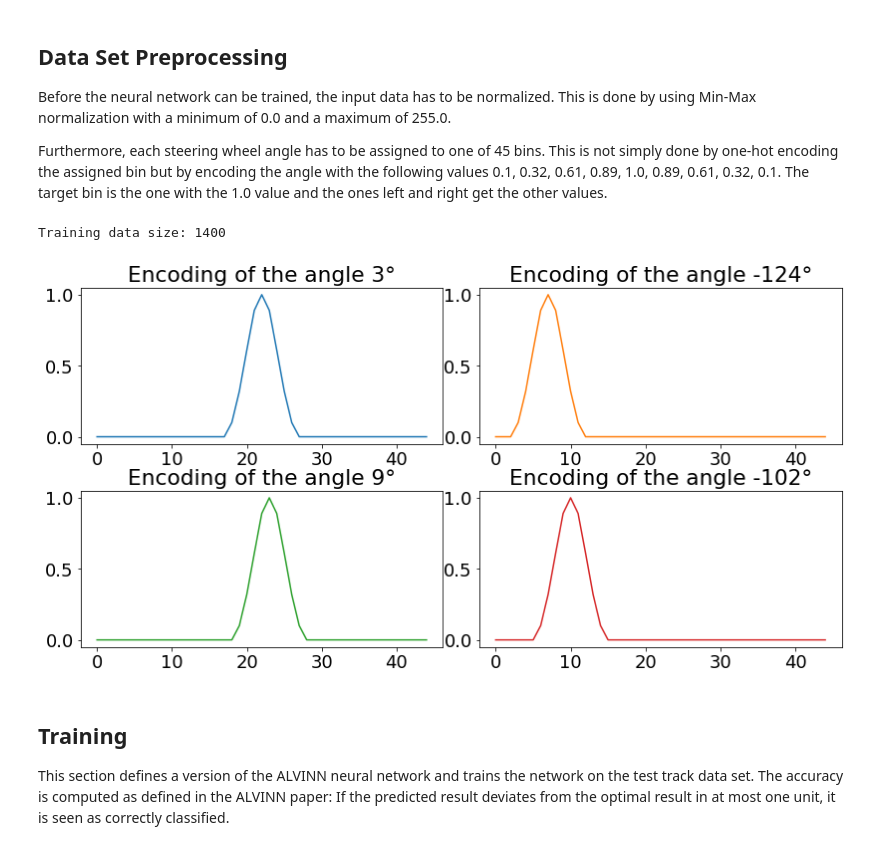
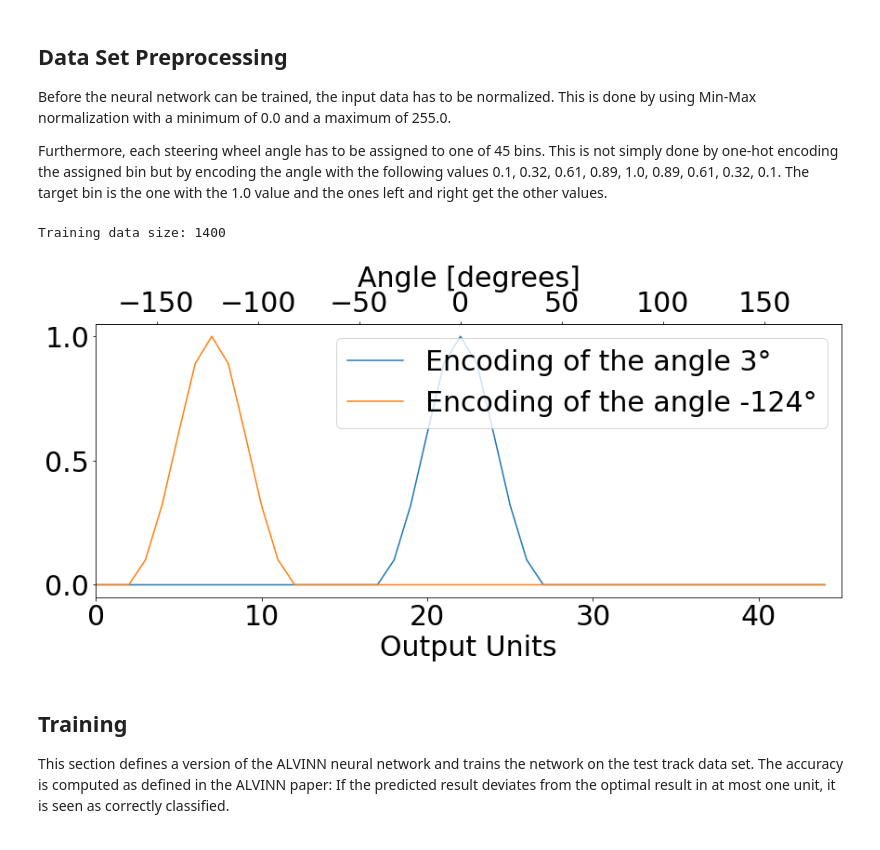
Before and after one commit to fabian-hk/Imitation-Learning, a Jupyter notebook: AVLINN.ipynb, the cells around one changed output. Cells and saved outputs as stored; diff of their text form; code cells hidden in the pictures.

```diff
--- a/AVLINN.ipynb
+++ b/AVLINN.ipynb
@@ -124,43 +125,50 @@ get the other values.
 # %%
 # data preprocessing
 from sklearn.utils import shuffle
 
 import utils
 
 # normalize the images
 X_normalized = X / 255.0
 
 # encode the angles
 y_encoded = utils.encode_angle(y, output_bins=45)
 
 # visualize encoding
-fig, axs = plt.subplots(2, 2, figsize=(12,6))
-fig.tight_layout()
-fig.subplots_adjust(hspace=.3, wspace=.1)
-axs[0, 0].plot(y_encoded[0])
-axs[0, 0].set_title(f"Encoding of the angle {round(y[0])}°")
-axs[0, 1].plot(y_encoded[300], 'tab:orange')
-axs[0, 1].set_title(f"Encoding of the angle {round(y[300])}°")
-axs[1, 0].plot(y_encoded[50], 'tab:green')
-axs[1, 0].set_title(f"Encoding of the angle {round(y[50])}°")
-axs[1, 1].plot(y_encoded[1000], 'tab:red')
-axs[1, 1].set_title(f"Encoding of the angle {round(y[1000])}°")
+def bins(x):
+    return x
+
+def degree(x):
+    degree_per_bin = 180.0 / np.floor(45 / 2.0)
+    middle_bin = int(np.floor(45 / 2.0))
+    return (x - middle_bin) * degree_per_bin
+
+fig, ax = plt.subplots(constrained_layout=True, figsize=(12,6))
+ax.set_xlabel("Output Units")
+ax.set_xlim([0, 45])
+ax.plot(y_encoded[0], label=f"Encoding of the angle {round(y[0])}°")
+ax.plot(y_encoded[300], label=f"Encoding of the angle {round(y[300])}°")
+
+secax = ax.secondary_xaxis("top", functions=(degree,bins))
+secax.set_xlabel("Angle [degrees]")
+secax.set_xlim([-180, 180])
+plt.legend()
 
 # split data into train (70%) and test data (30%)
 train_data_size = round(len(X) * 0.7)
 print(f"Training data size: {train_data_size}")
 
 X_train = X_normalized[:train_data_size]
 y_train = y_encoded[:train_data_size]
 
 # shuffle data before training
 X_train, y_train = shuffle(X_train, y_train, random_state=1)
 
 X_test = X_normalized[train_data_size:]
 y_test = y_encoded[train_data_size:]
 # %% [output]
 Training data size: 1400
-[figure, old version]
+[figure, new version]
 # %% [markdown]
 ## Training
 
```
Also changed, not shown: parts of 14 cells of this notebook, 2 other files.
